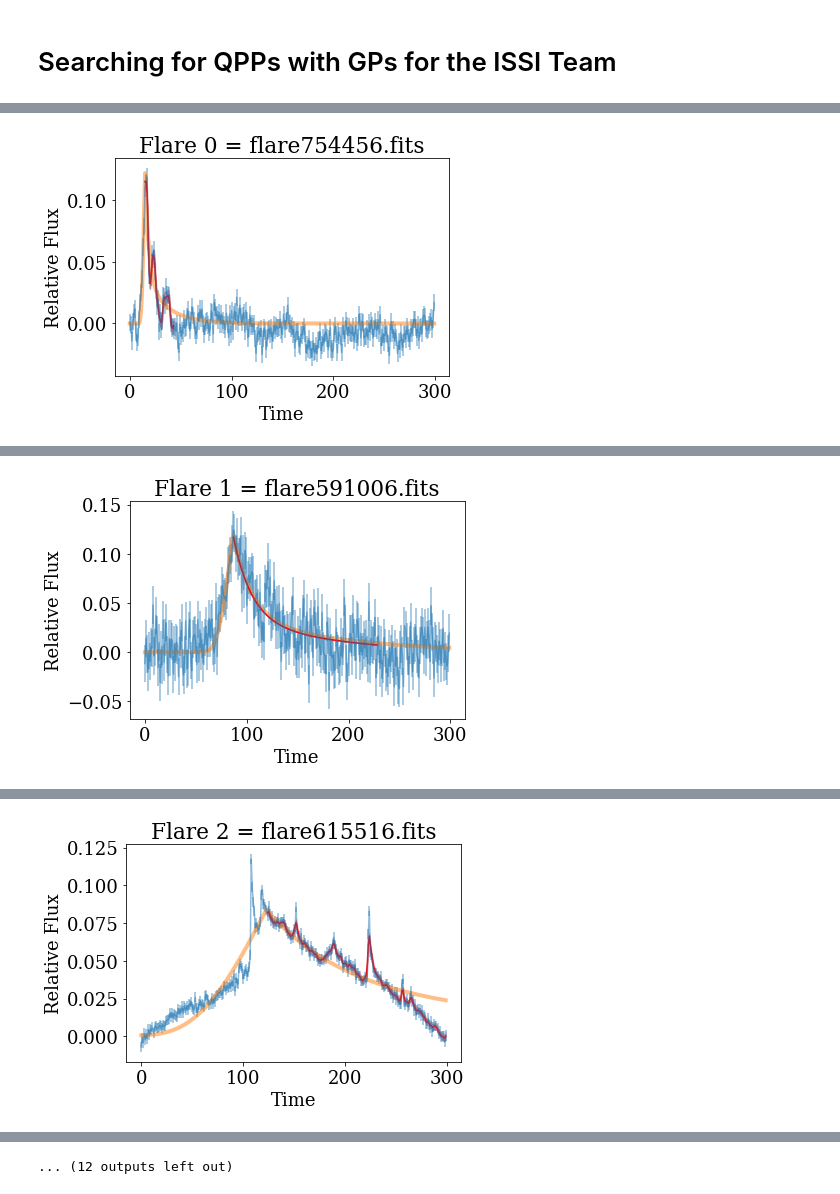
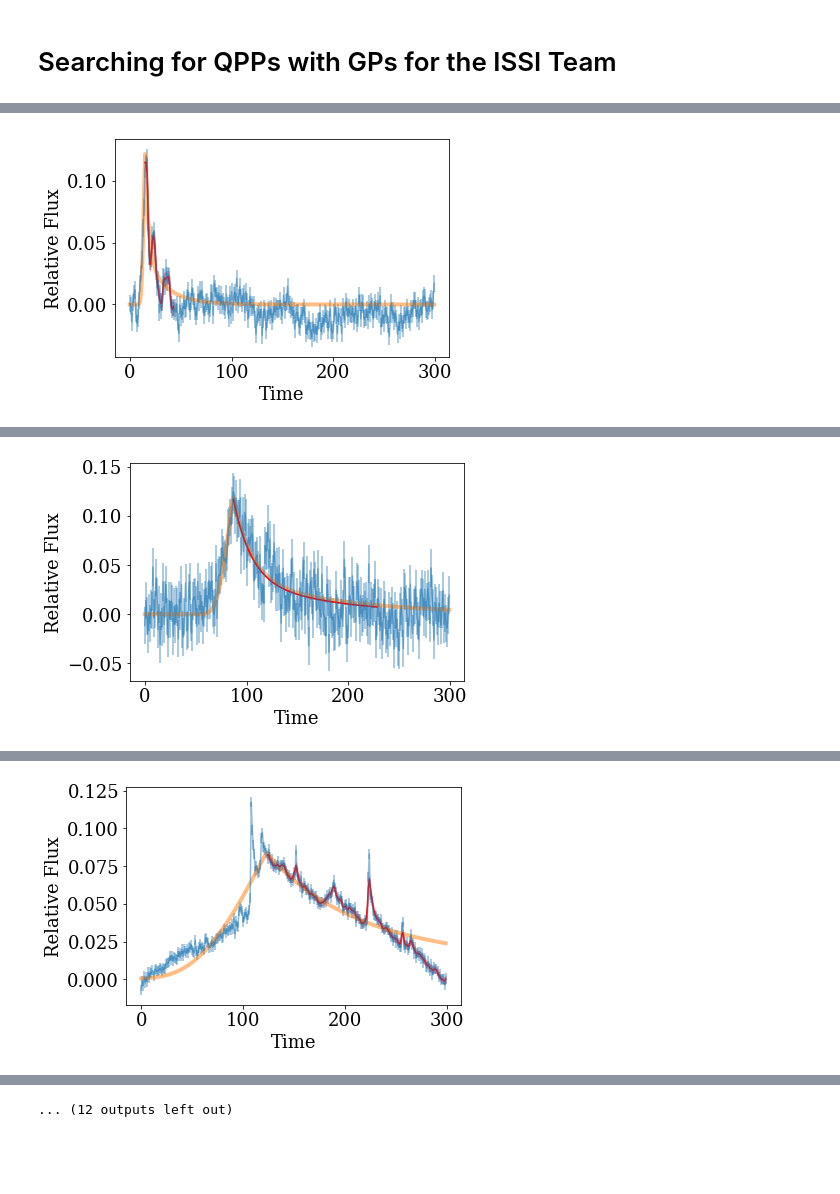
Before and after one commit to jradavenport/flare_sims, a Jupyter notebook: notebooks/qpp_explore.ipynb, the cells around one changed output, grey strips where cells are left out. Drawn from its saved outputs; the diff is of its cells as text; code cells hidden in the pictures; blank space fills up the shorter version.

```diff
--- a/notebooks/qpp_explore.ipynb
+++ b/notebooks/qpp_explore.ipynb
@@ -90,4 +115,6 @@ def combined_log_prob(params, x, y, yerr):
 # %%
+%%time
+
 period_out = np.zeros(len(files))
 period_flag = np.zeros(len(files))
 file_out = np.array(files, dtype=np.str)
@@ -119,7 +146,7 @@ for k in range(len(files)):
 
     # find the typical (median) scatter in small chunks of the light curve
     # (11 data points, arbitrarily chosen) to use as the error
-    std = np.nanmedian(pd.rolling_std(flux, 11))
+    std = np.nanmedian(pd.Series(flux).rolling(11).std())
     err = np.ones(time.size) * std
 
 
@@ -202,8 +229,8 @@ for k in range(len(files)):
 
     plt.xlabel('Time')
     plt.ylabel('Relative Flux')
-    plt.title('Flare '+str(k)+' = ' + files[k][10:])
-    plt.savefig('../figures/' + files[k][10:-5] + '.png', dpi=150, bbox_inches='tight', pad_inches=0.25)
+#     plt.title('Flare '+str(k)+' = ' + files[k][10:])
+    plt.savefig('../figures/' + files[k][10:-5] + '.pdf', dpi=150, bbox_inches='tight', pad_inches=0.25)
     if k < 11:
         plt.show()
     else:
@@ -212,18 +239,11 @@ for k in range(len(files)):
     file_out[k] = files[k][10:-5]
 
 
-    '''
+
     ### MCMC (step 4) not currently working
     # now fit w/ MCMC together
-    initial = np.array([*popt, *r.x])
-    ndim, nwalkers = len(initial), 32
-    sampler = emcee.EnsembleSampler(nwalkers, ndim, combined_log_prob, args=[time, flux, err])
 
-    p0mcmc = initial + 1e-8*np.random.randn(nwalkers, ndim)
-    p0mcmc, ln, _ = sampler.run_mcmc(p0mcmc, 500) # 500step burn-in
-#     sampler.reset()
-#     sampler.run_mcmc(p0mcmc, 2000) # 2000 step MCMC run
-    ''';
+
 
     # To do inside loop (for each flare):
     # 1x) find flare peak
@@ -236 +256 @@ for k in range(len(files)):
-[figure, old version]
+[figure, new version]
@@ -238 +258 @@ for k in range(len(files)):
-[figure, old version]
+[figure, new version]
@@ -240 +260 @@ for k in range(len(files)):
-[figure, old version]
+[figure, new version]
```
Also changed, not shown: parts of 9 cells of this notebook.
